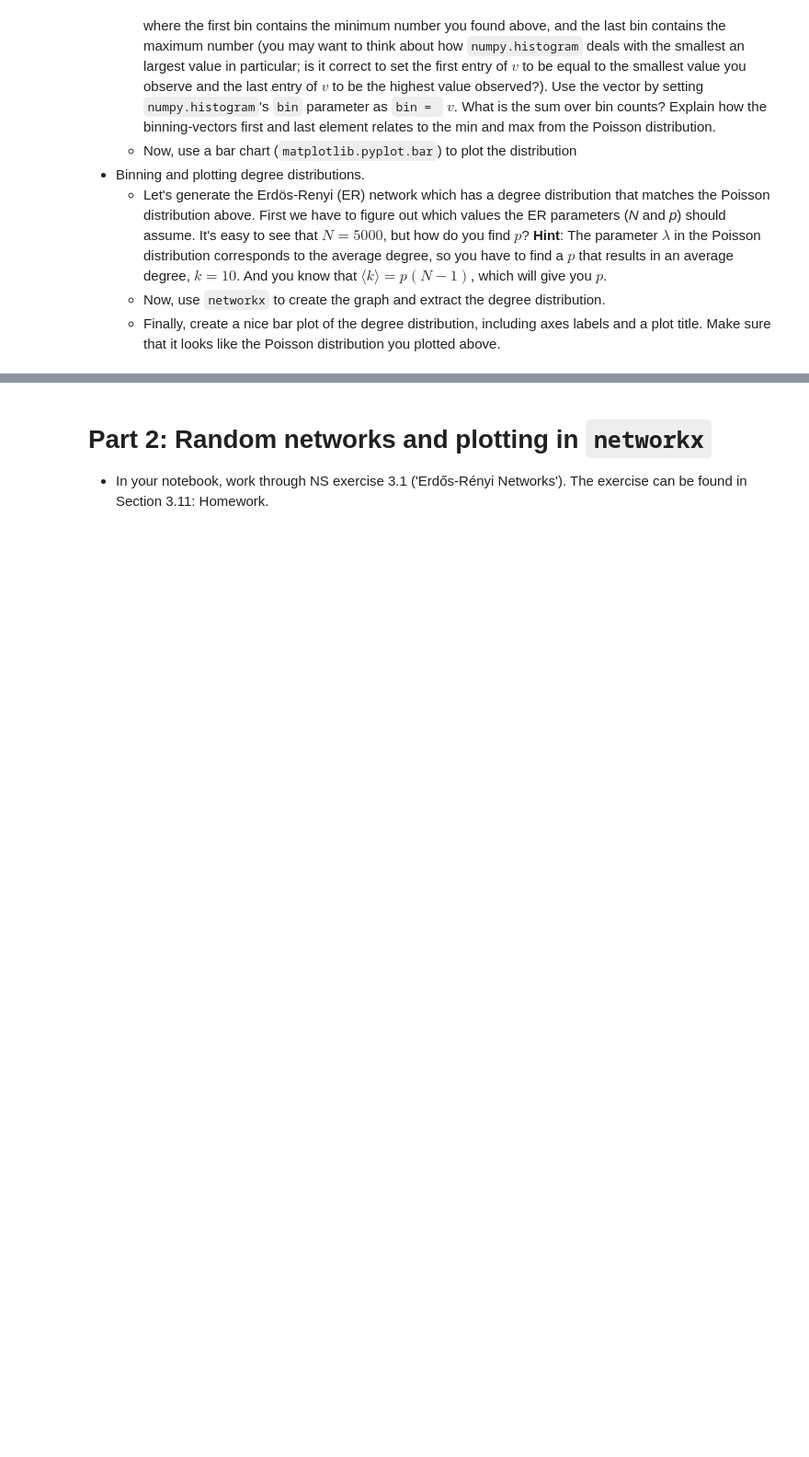
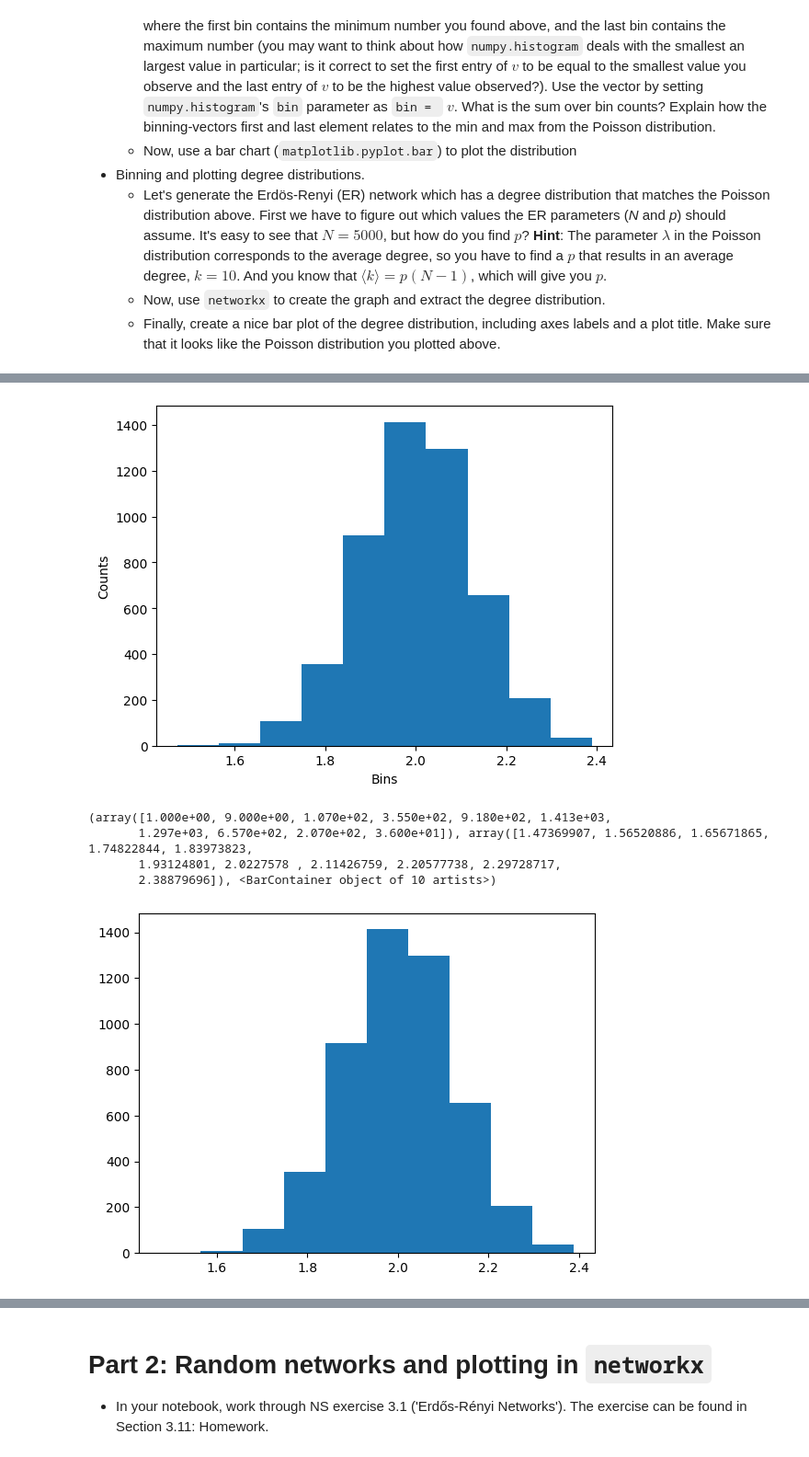
Before and after one commit to s185231/02805_SocialGraphs, a Jupyter notebook: Assignment1.ipynb, the cells around one changed output, grey strips where cells are left out. Shown at 92% size. Saved outputs shown, nothing was run; the diff lists cells and outputs as text; code cells hidden in the pictures; blank space fills up the shorter version.

```diff
--- a/Assignment1.ipynb
+++ b/Assignment1.ipynb
@@ -37,0 +41,9 @@ First we have to figure out which values the ER parameters (_N_ and _p_) should
+# %%
+import numpy as np
+
+mu = 2
+sigma = 0.125 #skal denne være varians eller standardafvigelse? Spørg de andre
+n = 5000
+
+ran = np.random.normal(mu, sigma, n)
+# print(len(ran), ran.mean(), ran) #Kan slettes, bruges som tjek
@@ -37,0 +52,2 @@ First we have to figure out which values the ER parameters (_N_ and _p_) should
+# %%
+hist, bin_edges = np.histogram(ran, bins = 10)
@@ -37,0 +58,24 @@ First we have to figure out which values the ER parameters (_N_ and _p_) should
+# %%
+from matplotlib import pyplot as plt
+
+# Calculate bin centers #Denne kode er lavet af chatgpt, men hvad er forskellen mellem det plot som den laver og det plot den sidste linje laver?
+bin_centers = (bin_edges[:-1] + bin_edges[1:]) / 2
+
+# Create a bar chart
+plt.bar(bin_centers, hist, width=(bin_edges[1] - bin_edges[0]), align='center')
+
+# Label the axes
+plt.xlabel('Bins')
+plt.ylabel('Counts')
+
+# Show the plot
+plt.show()
+
+print(plt.hist(ran))
+# %% [output]
+[figure, added]
+(array([1.000e+00, 9.000e+00, 1.070e+02, 3.550e+02, 9.180e+02, 1.413e+03,
+       1.297e+03, 6.570e+02, 2.070e+02, 3.600e+01]), array([1.47369907, 1.56520886, 1.65671865, 1.74822844, 1.83973823,
+       1.93124801, 2.0227578 , 2.11426759, 2.20577738, 2.29728717,
+       2.38879696]), <BarContainer object of 10 artists>)
+[figure, added]
```
Also changed, not shown: parts of 23 cells of this notebook.
